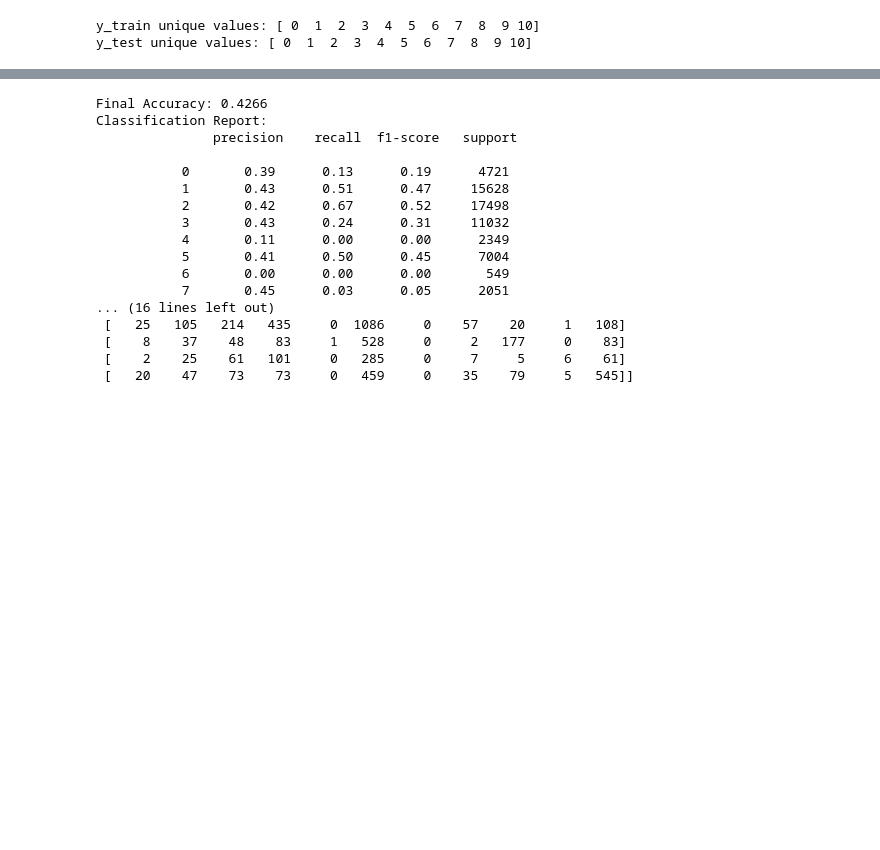
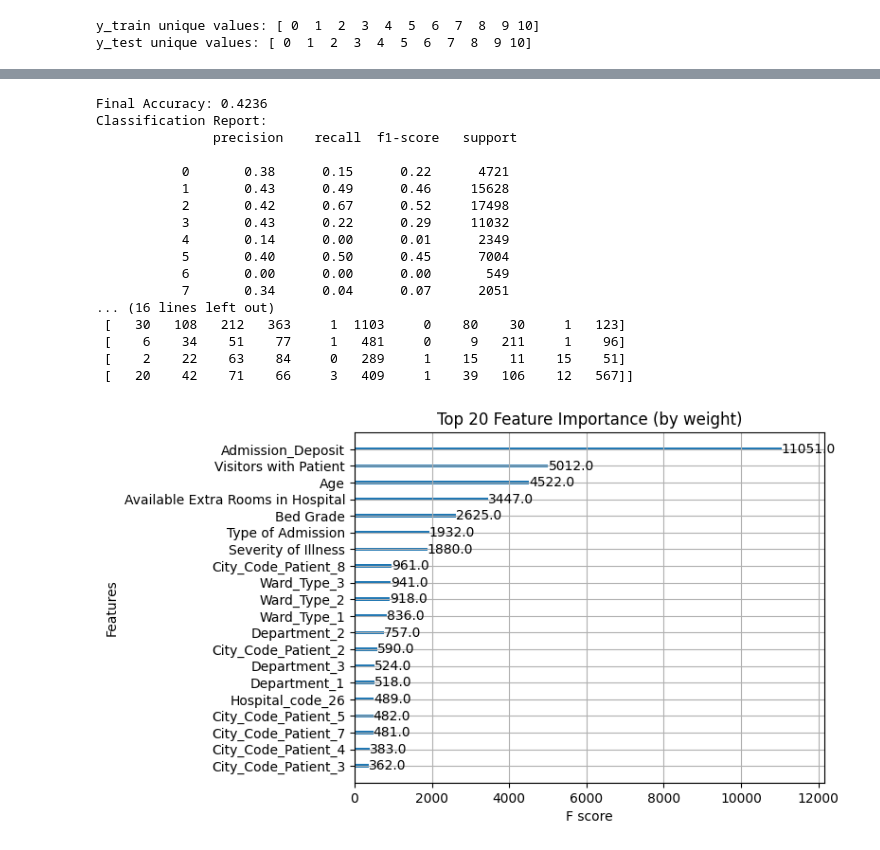
Before and after one commit to Jayjolie1026/4260, a Jupyter notebook: XgBoost.ipynb, the cells around one changed output, grey strips where cells are left out. Drawn from its saved outputs; the diff is of its cells as text; code cells hidden in the pictures; blank space fills up the shorter version.

```diff
--- a/XgBoost.ipynb
+++ b/XgBoost.ipynb
@@ -224,0 +222,10 @@ XGBClassifier(base_score=None, booster=None, callbacks=None,
+# %%
+X = train_data.drop(columns=['Stay'])
+y = train_data['Stay']
+
+
+X_train, X_test, y_train, y_test = train_test_split(X, y, test_size=0.2, random_state=42, stratify=y)
+# %%
+best_xgb_clf = xgb.XGBClassifier()
+best_xgb_clf.load_model("best_xgb_model.json")
+best_xgb_clf.fit(X_train, y_train, eval_set=[(X_train, y_train), (X_test, y_test)], verbose=False)
@@ -225,24 +248,30 @@ XGBClassifier(base_score=None, booster=None, callbacks=None,
 # %%
 # Final evaluation
-y_pred = best_xgb_clf.predict(X_test_scaled)
+y_pred = best_xgb_clf.predict(X_test)
 print(f"Final Accuracy: {accuracy_score(y_test, y_pred):.4f}")
 print("Classification Report:\n", classification_report(y_test, y_pred))
 print("Confusion Matrix:\n", confusion_matrix(y_test, y_pred))
 # %% [output]
-Final Accuracy: 0.4266
+Final Accuracy: 0.4236
 Classification Report:
                precision    recall  f1-score   support
 
-           0       0.39      0.13      0.19      4721
-           1       0.43      0.51      0.47     15628
+           0       0.38      0.15      0.22      4721
+           1       0.43      0.49      0.46     15628
            2       0.42      0.67      0.52     17498
-           3       0.43      0.24      0.31     11032
-           4       0.11      0.00      0.00      2349
-           5       0.41      0.50      0.45      7004
+           3       0.43      0.22      0.29     11032
+           4       0.14      0.00      0.01      2349
+           5       0.40      0.50      0.45      7004
            6       0.00      0.00      0.00       549
-           7       0.45      0.03      0.05      2051
+           7       0.34      0.04      0.07      2051
 ... (16 lines left out)
- [   25   105   214   435     0  1086     0    57    20     1   108]
- [    8    37    48    83     1   528     0     2   177     0    83]
- [    2    25    61   101     0   285     0     7     5     6    61]
- [   20    47    73    73     0   459     0    35    79     5   545]]
+ [   30   108   212   363     1  1103     0    80    30     1   123]
+ [    6    34    51    77     1   481     0     9   211     1    96]
+ [    2    22    63    84     0   289     1    15    11    15    51]
+ [   20    42    71    66     3   409     1    39   106    12   567]]
+# %%
+xgb.plot_importance(best_xgb_clf, importance_type="weight", max_num_features=20)
+plt.title("Top 20 Feature Importance (by weight)")
+plt.show()
+# %% [output]
+[figure, added]
```
Also changed, not shown: parts of 36 cells of this notebook, 1 other file.
